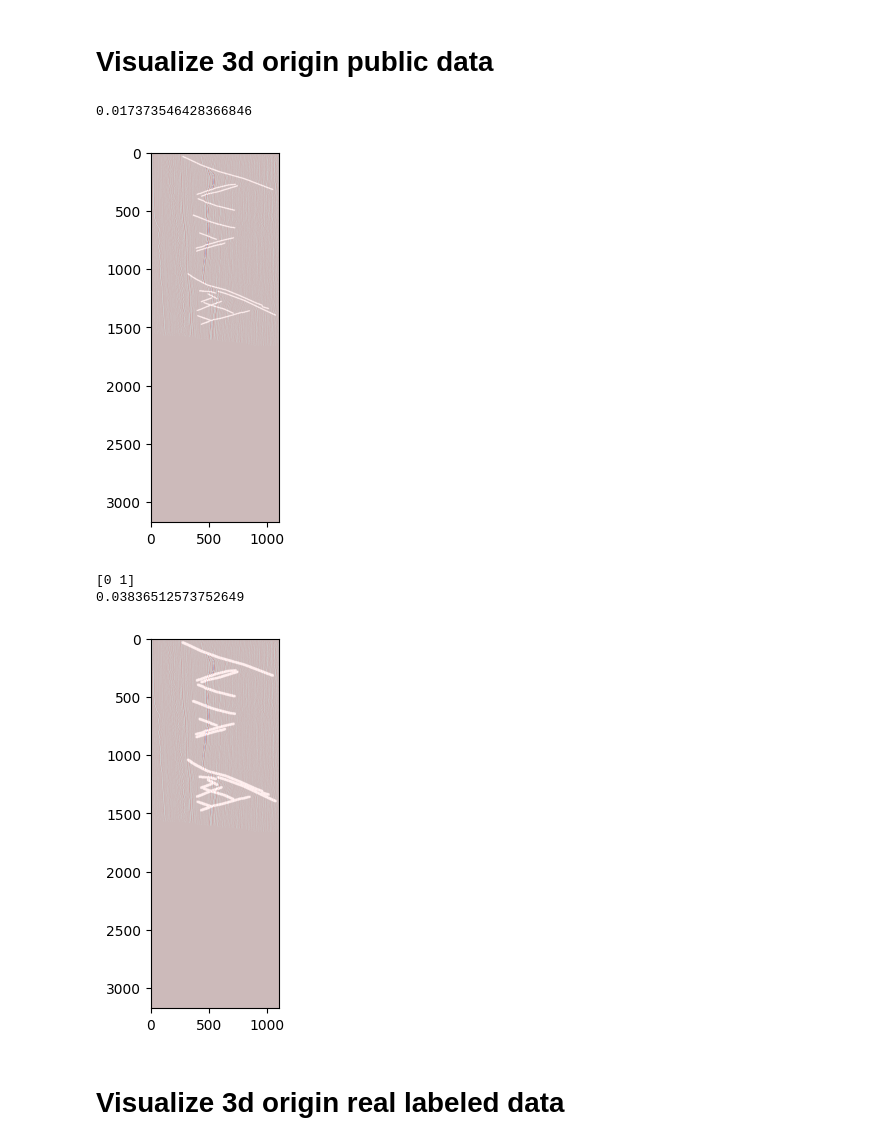
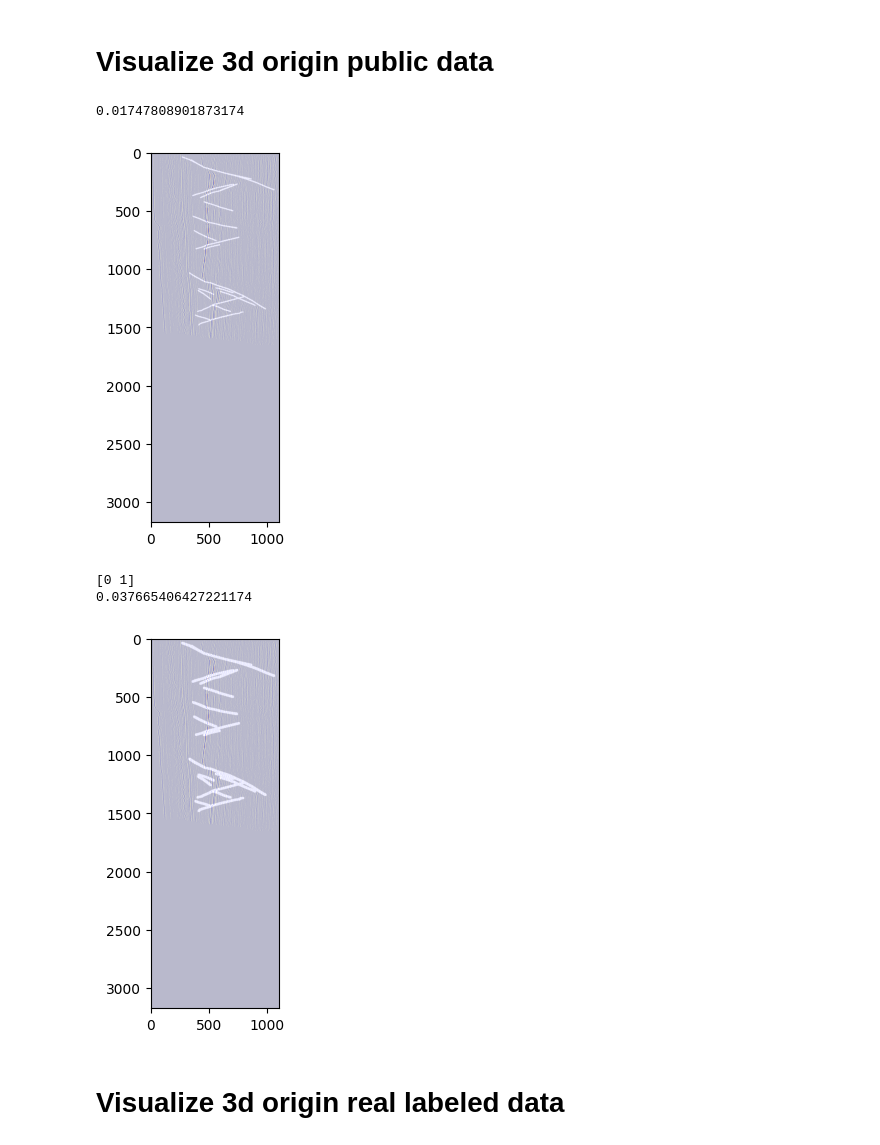
Before and after one commit to Kinlyran/Fault_Recong_zzr, a Jupyter notebook: data_explore.ipynb, the cells around one changed output. Saved outputs shown, nothing was run; the diff lists cells and outputs as text; code cells hidden in the pictures.

```diff
--- a/data_explore.ipynb
+++ b/data_explore.ipynb
@@ -14,16 +14,16 @@ root_path = '/home/zhangzr/FaultRecongnition/Fault_data/public_data/precessed'
 ori_seis = np.load(os.path.join(root_path, 'train', 'seis', 'seistrain.npy'), mmap_mode='r')
 ori_label = np.load(os.path.join(root_path, 'train', 'fault', 'faulttrain.npy'), mmap_mode='r')
 # %%
-slice_id = 30
+slice_id = 20
 plt.imshow(ori_seis[slice_id,:,400:1500], cmap='seismic')
 plt.imshow(ori_label[slice_id,:,400:1500], cmap='gray', alpha=0.2)
 print(np.mean(ori_label[slice_id,:,400:1500]))
 # fig.axes.xaxis.set_visible(False)
 # fig.axes.yaxis.set_visible(False)
 plt.show()
 # %% [output]
-0.017373546428366846
+0.01747808901873174
-[figure, old version]
+[figure, new version]
 # %%
 plt.imshow(ori_seis[slice_id,:,400:1500], cmap='seismic')
 dilate_label = cv2.dilate(ori_label[slice_id,:,400:1500], kernel=np.ones((3,3), dtype=np.uint8), iterations=5)
@@ -35,8 +35,8 @@ plt.imshow(dilate_label, cmap='gray', alpha=0.2)
 plt.show()
 # %% [output]
 [0 1]
-0.03836512573752649
+0.037665406427221174
-[figure, old version]
+[figure, new version]
 # %% [markdown]
 # Visualize 3d origin real labeled data
 # %%
```
Also changed, not shown: parts of 2 cells of this notebook, 3 other files.
